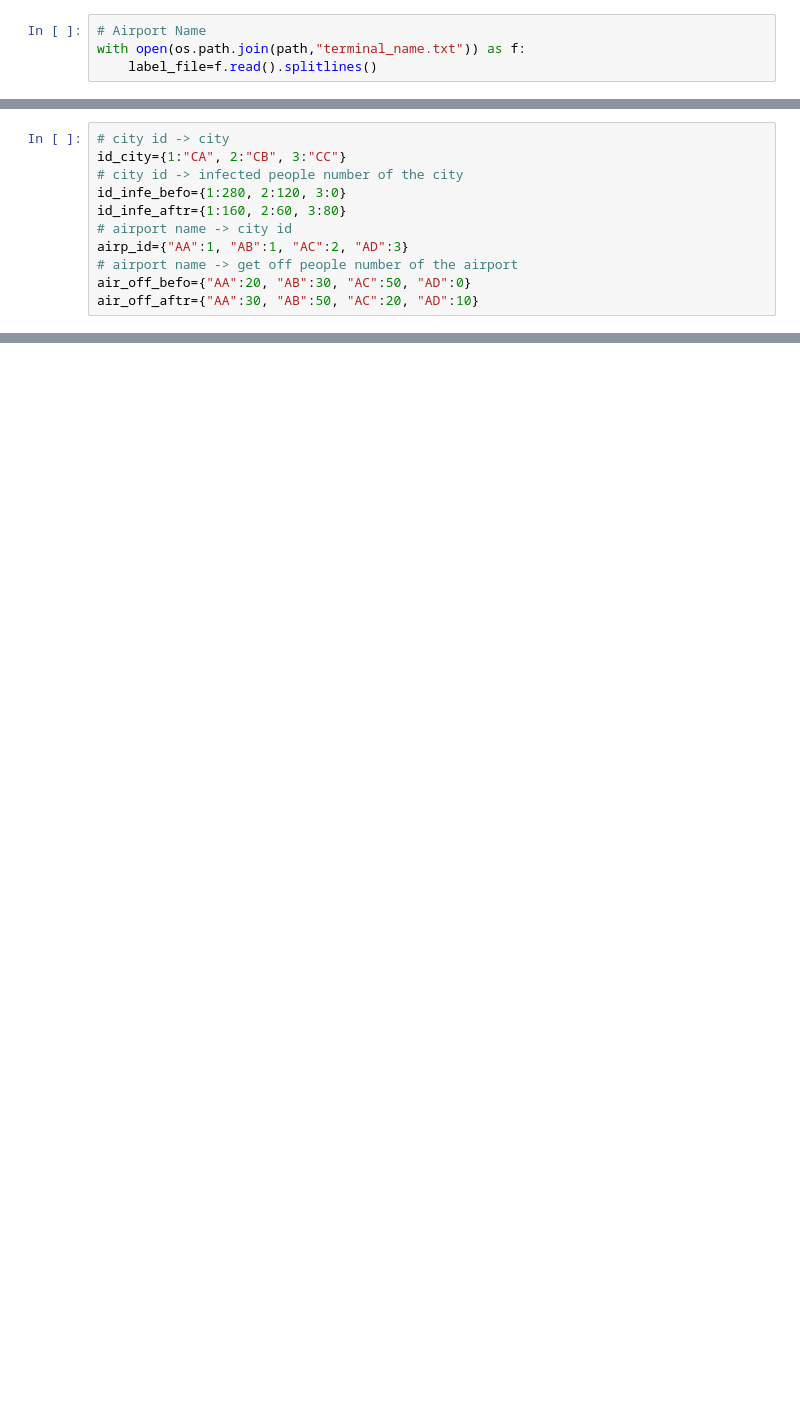
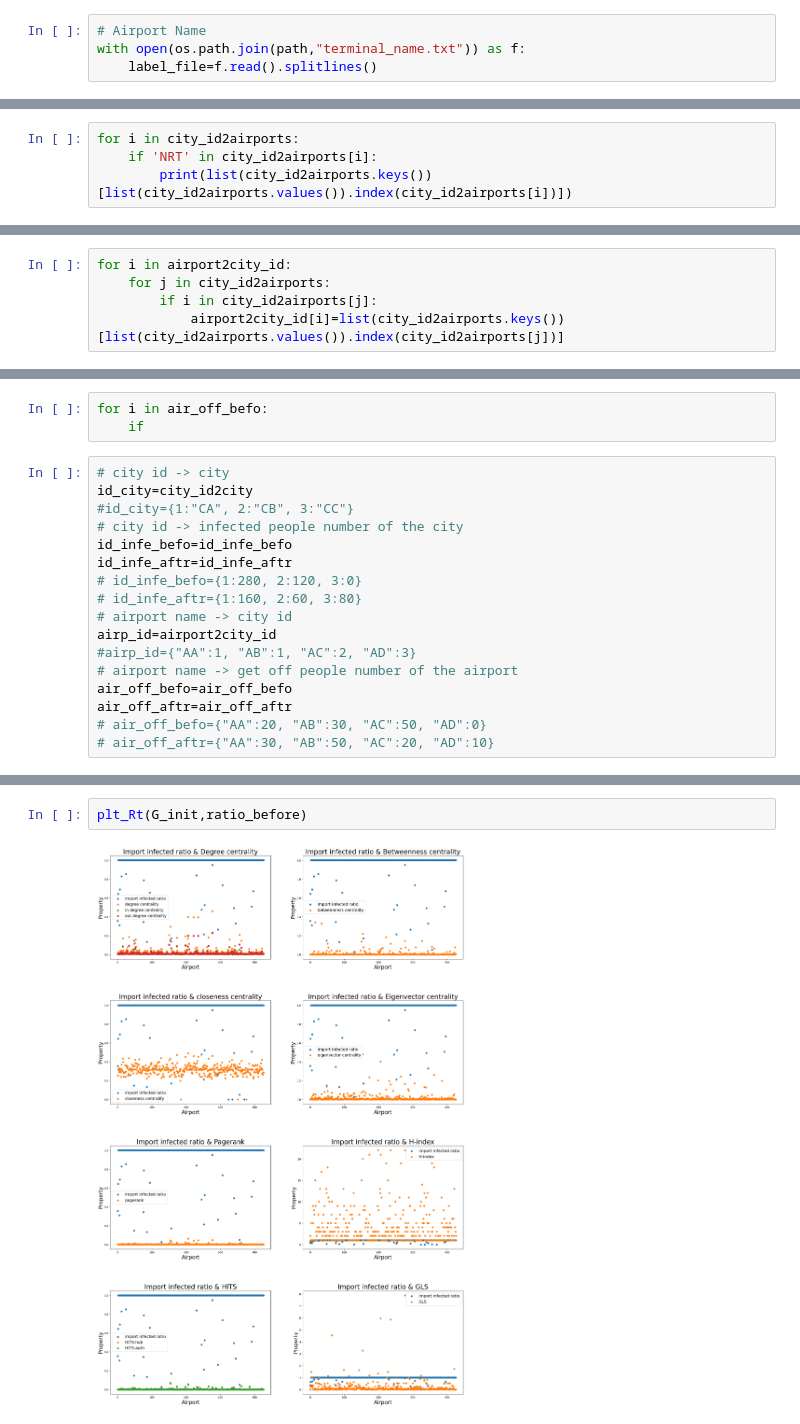
Before and after one commit to Abbywpy/Critical-Airline-Analysis-for-Pandemic, a Jupyter notebook: Node_Analysis.ipynb, the cells around one changed output, grey strips where cells are left out. Drawn from its saved outputs; the diff is of its cells as text; blank space fills up the shorter version.

```diff
--- a/Node_Analysis.ipynb
+++ b/Node_Analysis.ipynb
@@ -562,0 +706,4 @@ R(a): Import infected ratio of a airport vs airports
+# %%
+for i in city_id2airports:
+    if 'NRT' in city_id2airports[i]:
+        print(list(city_id2airports.keys())[list(city_id2airports.values()).index(city_id2airports[i])])
@@ -562,0 +712,5 @@ R(a): Import infected ratio of a airport vs airports
+# %%
+for i in airport2city_id:
+    for j in city_id2airports:
+        if i in city_id2airports[j]:
+            airport2city_id[i]=list(city_id2airports.keys())[list(city_id2airports.values()).index(city_id2airports[j])]
@@ -563,11 +724,20 @@ R(a): Import infected ratio of a airport vs airports
+# %%
+for i in air_off_befo:
+    if
 # %%
 # city id -> city
-id_city={1:"CA", 2:"CB", 3:"CC"}
+id_city=city_id2city
+#id_city={1:"CA", 2:"CB", 3:"CC"}
 # city id -> infected people number of the city
-id_infe_befo={1:280, 2:120, 3:0}
-id_infe_aftr={1:160, 2:60, 3:80}
+id_infe_befo=id_infe_befo
+id_infe_aftr=id_infe_aftr
+# id_infe_befo={1:280, 2:120, 3:0}
+# id_infe_aftr={1:160, 2:60, 3:80}
 # airport name -> city id
-airp_id={"AA":1, "AB":1, "AC":2, "AD":3}
+airp_id=airport2city_id
+#airp_id={"AA":1, "AB":1, "AC":2, "AD":3}
 # airport name -> get off people number of the airport
-air_off_befo={"AA":20, "AB":30, "AC":50, "AD":0}
-air_off_aftr={"AA":30, "AB":50, "AC":20, "AD":10}
+air_off_befo=air_off_befo
+air_off_aftr=air_off_aftr
+# air_off_befo={"AA":20, "AB":30, "AC":50, "AD":0}
+# air_off_aftr={"AA":30, "AB":50, "AC":20, "AD":10}
@@ -816,0 +986,4 @@ plt_Rt(g_post,ratio_before)
+# %%
+plt_Rt(G_init,ratio_before)
+# %% [output]
+[figure, added]
```
Also changed, not shown: parts of 117 cells of this notebook, 1 other file.
